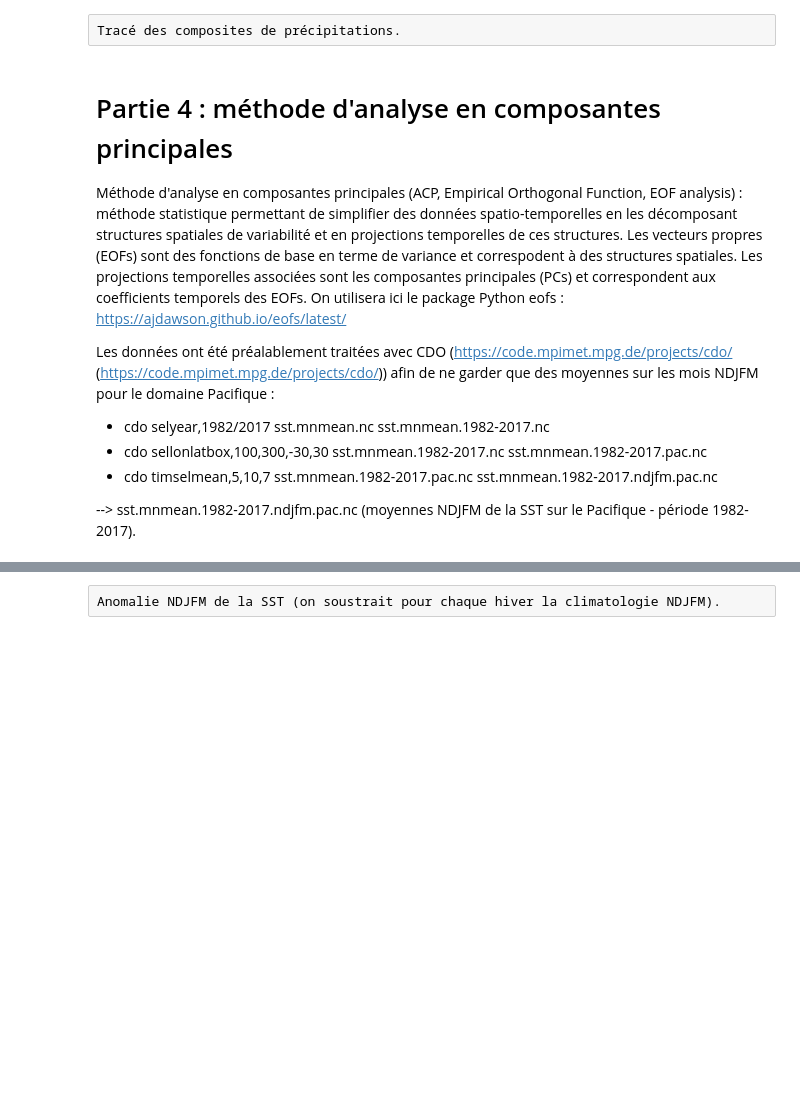
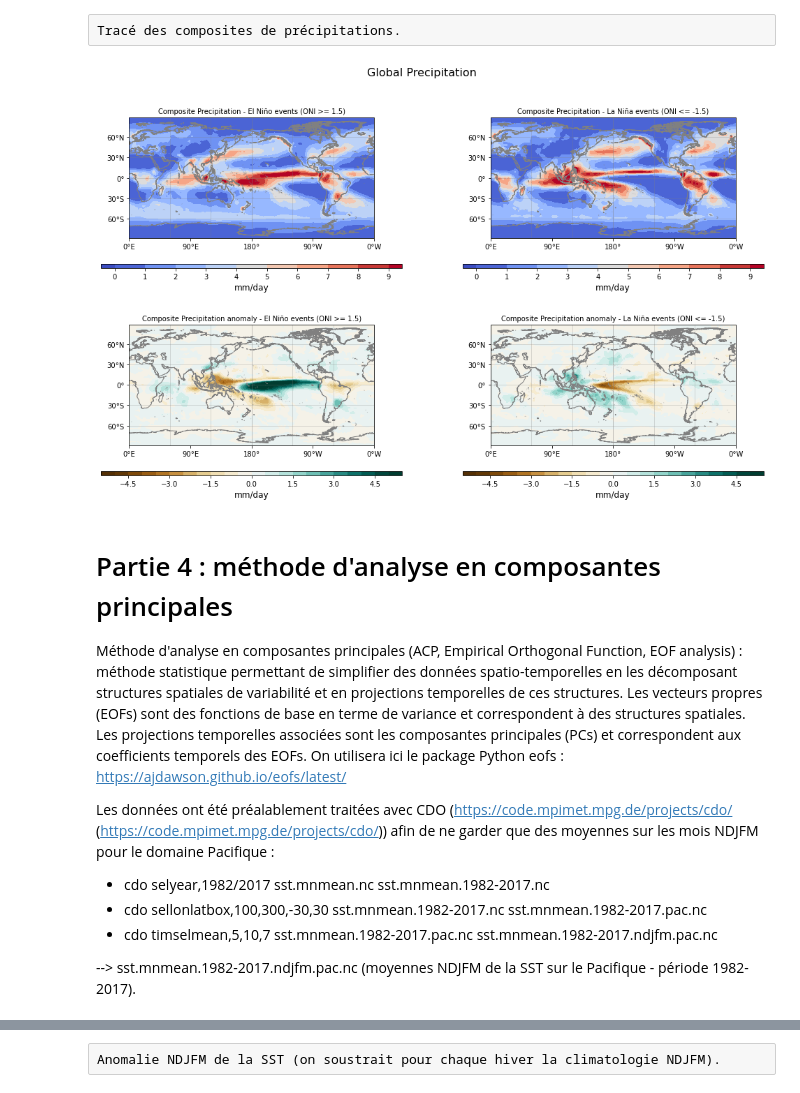
Before and after one commit to fredericferry/ENSO, a Jupyter notebook: ENSO.ipynb, the cells around one changed output, grey strips where cells are left out. Drawn from its saved outputs; the diff is of its cells as text; code cells hidden in the pictures; blank space fills up the shorter version.

```diff
--- a/ENSO.ipynb
+++ b/ENSO.ipynb
@@ -645,39 +759,41 @@ cf = ax.contourf(lon4, lat4, pr_elnino_composite, levels1, transform=ccrs.PlateC
 cb = fig.colorbar(cf, orientation='horizontal', aspect=65, shrink=1, pad=0.15, extendrect='True')
 cb.set_label('mm/day', fontsize=12)
 
 ax = fig.add_subplot(2, 2, 2, projection=ccrs.PlateCarree(central_longitude=180))
 plot_background2(ax)
 plt.title('Composite Precipitation - La Niña events (ONI <= -1.5)', fontsize=10, loc='center')
 cf = ax.contourf(lon4, lat4, pr_lanina_composite, levels1, transform=ccrs.PlateCarree(),
                  cmap='coolwarm', extend='both')
 cb = fig.colorbar(cf, orientation='horizontal', aspect=65, shrink=1, pad=0.15, extendrect='True')
 cb.set_label('mm/day', fontsize=12)
 
 ax = fig.add_subplot(2, 2, 3, projection=ccrs.PlateCarree(central_longitude=180))
 plot_background2(ax)
 plt.title('Composite Precipitation anomaly - El Niño events (ONI >= 1.5)', fontsize=10, loc='center')
 cf = ax.contourf(lon4, lat4, pr_elnino_composite_anom, levels2, transform=ccrs.PlateCarree(),
-                 cmap='coolwarm', extend='both')
+                 cmap='BrBG', extend='both')
 cb = fig.colorbar(cf, orientation='horizontal', aspect=65, shrink=1, pad=0.15, extendrect='True')
 cb.set_label('mm/day', fontsize=12)
 
 ax = fig.add_subplot(2, 2, 4, projection=ccrs.PlateCarree(central_longitude=180))
 plot_background2(ax)
 plt.title('Composite Precipitation anomaly - La Niña events (ONI <= -1.5)', fontsize=10, loc='center')
 cf = ax.contourf(lon4, lat4, pr_lanina_composite_anom, levels2, transform=ccrs.PlateCarree(),
-                 cmap='coolwarm', extend='both')
+                 cmap='BrBG', extend='both')
 cb = fig.colorbar(cf, orientation='horizontal', aspect=65, shrink=1, pad=0.15, extendrect='True')
 cb.set_label('mm/day', fontsize=12)
 
 figname='./figs/nino_nina_composites_precip'
 fig.savefig(figname+'.png',bbox_inches='tight')
 
 
 plt.show()
+# %% [output]
+[figure, added]
 # %% [markdown]
 # Partie 4 : méthode d'analyse en composantes principales
 
-Méthode d'analyse en composantes principales (ACP, Empirical Orthogonal Function, EOF analysis) : méthode statistique permettant de simplifier des données spatio-temporelles en les décomposant structures spatiales de variabilité et en projections temporelles de ces structures. Les vecteurs propres (EOFs) sont des fonctions de base en terme de variance et correspodent à des structures spatiales. Les projections temporelles associées sont les composantes principales (PCs) et correspondent aux coefficients temporels des EOFs. On utilisera ici le package Python eofs : https://ajdawson.github.io/eofs/latest/
+Méthode d'analyse en composantes principales (ACP, Empirical Orthogonal Function, EOF analysis) : méthode statistique permettant de simplifier des données spatio-temporelles en les décomposant structures spatiales de variabilité et en projections temporelles de ces structures. Les vecteurs propres (EOFs) sont des fonctions de base en terme de variance et correspondent à des structures spatiales. Les projections temporelles associées sont les composantes principales (PCs) et correspondent aux coefficients temporels des EOFs. On utilisera ici le package Python eofs : https://ajdawson.github.io/eofs/latest/
 
 Les données ont été préalablement traitées avec CDO (https://code.mpimet.mpg.de/projects/cdo/ (https://code.mpimet.mpg.de/projects/cdo/)) afin de ne garder que des moyennes sur les mois NDJFM pour le domaine Pacifique :
 
```
Also changed, not shown: parts of 37 cells of this notebook.
